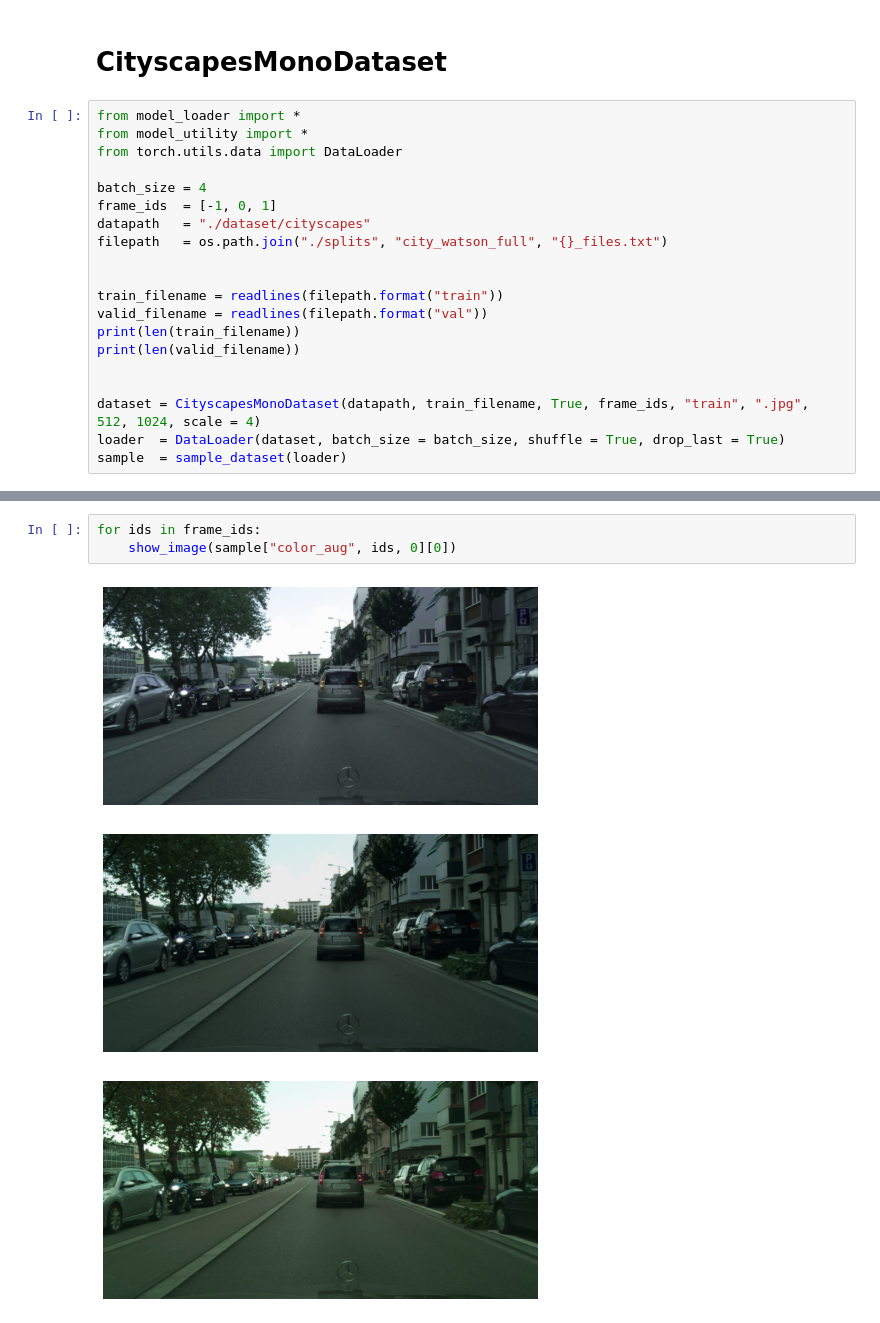
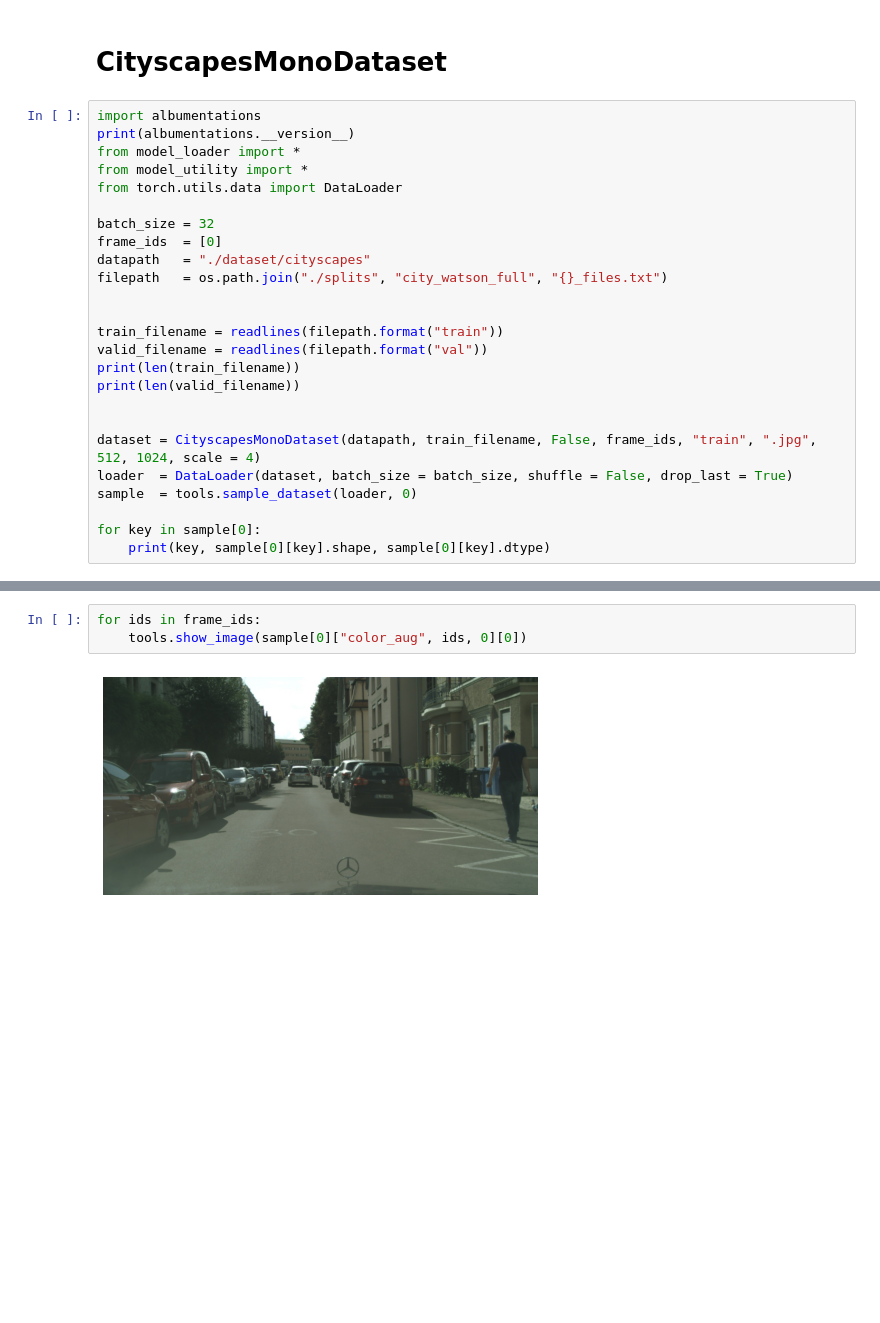
Before and after one commit to Doyosae/KITTIDataset, a Jupyter notebook: note_city.ipynb, the cells around one changed output, grey strips where cells are left out. Saved outputs shown, nothing was run; the diff lists cells and outputs as text; blank space fills up the shorter version.

```diff
--- a/note_city.ipynb
+++ b/note_city.ipynb
@@ -1,12 +1,14 @@
 # %% [markdown]
 # CityscapesMonoDataset
 # %%
+import albumentations
+print(albumentations.__version__)
 from model_loader import *
 from model_utility import *
 from torch.utils.data import DataLoader
 
-batch_size = 4
-frame_ids  = [-1, 0, 1]
+batch_size = 32
+frame_ids  = [0]
 datapath   = "./dataset/cityscapes"
 filepath   = os.path.join("./splits", "city_watson_full", "{}_files.txt")
 
@@ -17,7 +19,10 @@ print(len(train_filename))
 print(len(valid_filename))
 
 
-dataset = CityscapesMonoDataset(datapath, train_filename, True, frame_ids, "train", ".jpg", 512, 1024, scale = 4)
-loader  = DataLoader(dataset, batch_size = batch_size, shuffle = True, drop_last = True)
-sample  = sample_dataset(loader)
+dataset = CityscapesMonoDataset(datapath, train_filename, False, frame_ids, "train", ".jpg", 512, 1024, scale = 4)
+loader  = DataLoader(dataset, batch_size = batch_size, shuffle = False, drop_last = True)
+sample  = tools.sample_dataset(loader, 0)
+
+for key in sample[0]:
+    print(key, sample[0][key].shape, sample[0][key].dtype)
 # %% [output]
@@ -32,7 +54,5 @@ batch sampling time:   0.6572725772857666
 # %%
 for ids in frame_ids:
-    show_image(sample["color_aug", ids, 0][0])
+    tools.show_image(sample[0]["color_aug", ids, 0][0])
 # %% [output]
-[figure, old version]
+[figure, new version]
-[figure, removed]
-[figure, removed]
```
Also changed, not shown: parts of 1 cell of this notebook, 5 other files.
